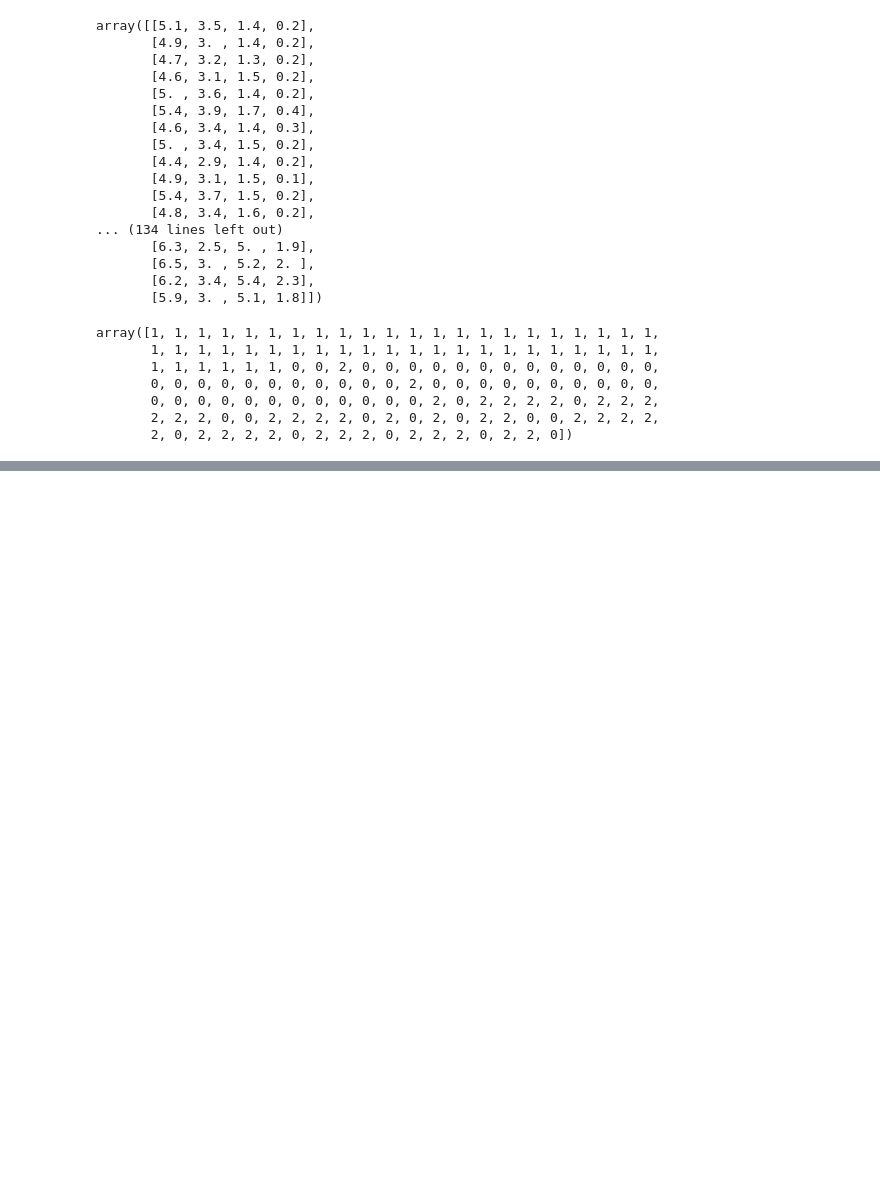
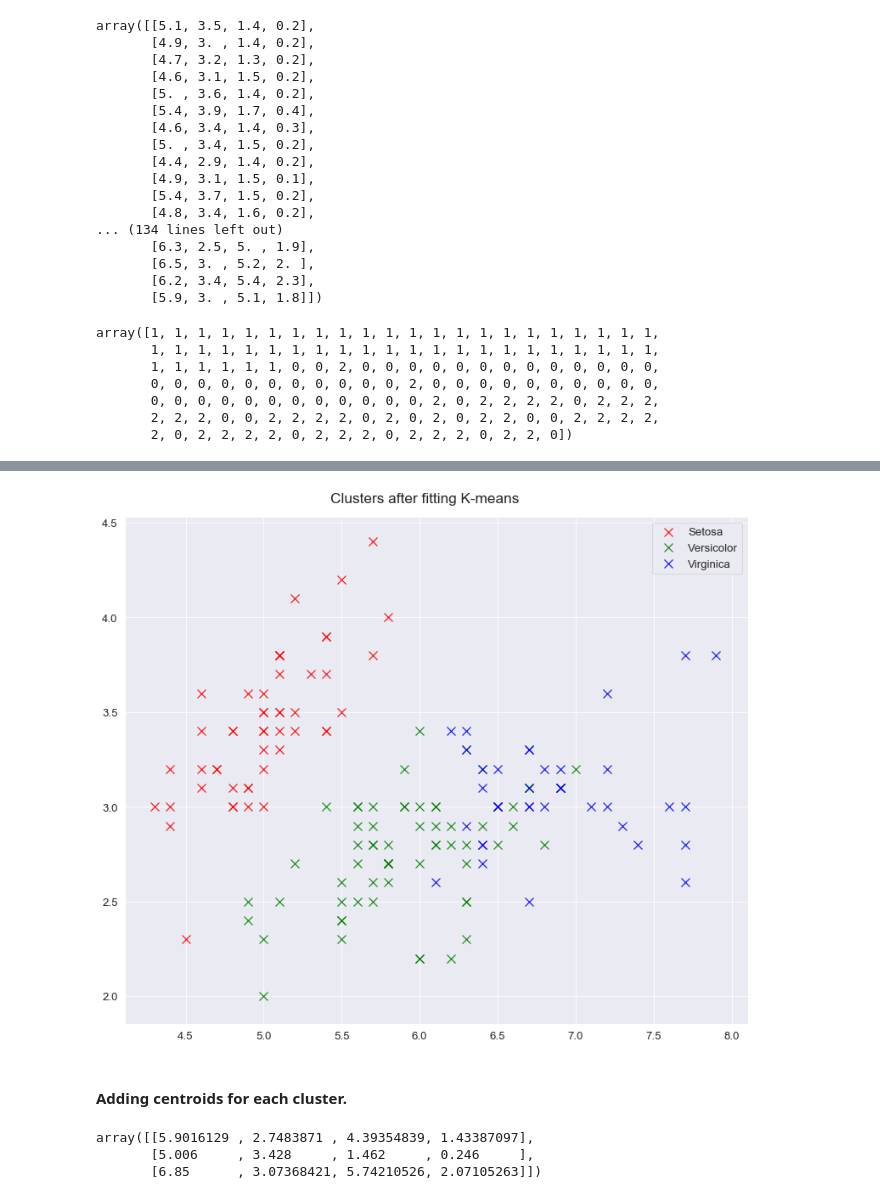
Before and after one commit to olgarozhdestvina/Machine-Learning-and-Statistics, a Jupyter notebook: Tasks.ipynb, the cells around one changed output, grey strips where cells are left out. Drawn from its saved outputs; the diff is of its cells as text; code cells hidden in the pictures; blank space fills up the shorter version.

```diff
--- a/Tasks.ipynb
+++ b/Tasks.ipynb
@@ -556,0 +572,33 @@ Now let's plot the new clusters of data for each Iris flower. [6] [7]
+# %%
+# Change size for plots.
+plt.rcParams['figure.figsize'] = (11, 9)
+
+# Plot the data set.
+fig, ax = plt.subplots()
+fig.suptitle("Clusters after fitting K-means", y=1.02)
+ax.scatter(iris_num[iris_fit == 1][:,0], iris_num[iris_fit == 1][:,1], s = 100, c= 'red', marker="x", alpha=.9, label="Setosa")
+ax.scatter(iris_num[iris_fit == 0][:,0], iris_num[iris_fit == 0][:,1], s = 100, c= 'green', marker="x", alpha=.9, label="Versicolor")
+ax.scatter(iris_num[iris_fit == 2][:,0], iris_num[iris_fit == 2][:,1], s = 100, c= 'blue', marker="x", alpha=.9, label="Virginica")
+
+# Clean up whitespace padding.
+fig.tight_layout()
+
+# Show legend with repeated labels removed.
+ax.legend()
+
+# Show the plot.
+plt.show()
+# %% [output]
+[figure, added]
+# %% [markdown]
+#### Adding centroids for each cluster.
+# %%
+# Find centroids of the clusters.
+cent = kmeans.cluster_centers_
+
+# Display the centroids.
+cent
+# %% [output]
+array([[5.9016129 , 2.7483871 , 4.39354839, 1.43387097],
+       [5.006     , 3.428     , 1.462     , 0.246     ],
+       [6.85      , 3.07368421, 5.74210526, 2.07105263]])
```
Also changed, not shown: parts of 33 cells of this notebook.
